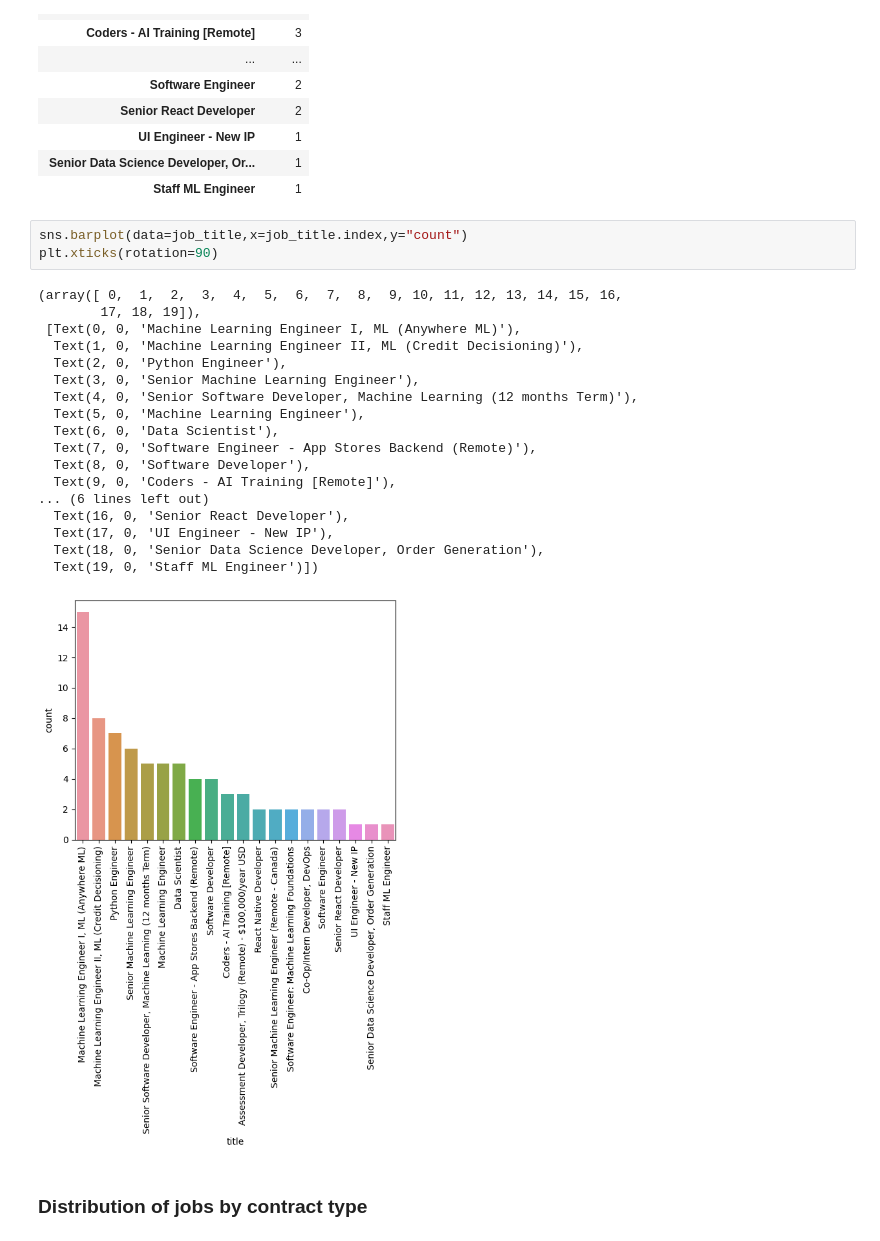
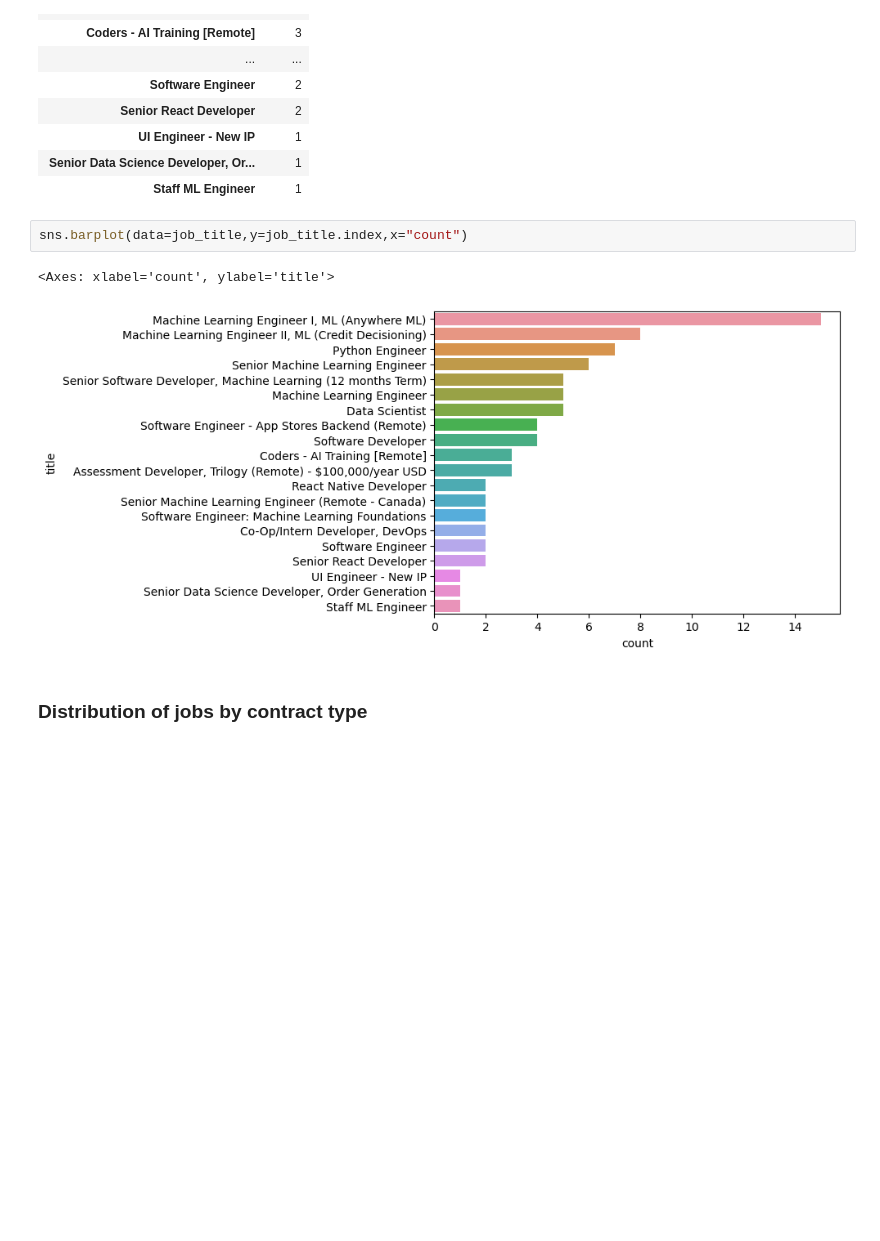
Before and after one commit to BensonMwangi/Linkedin-Canada, a Jupyter notebook: linkedin_canada.ipynb, the cells around one changed output. Drawn from its saved outputs; the diff is of its cells as text; blank space fills up the shorter version.

Commit message:
more improved plots

```diff
--- a/linkedin_canada.ipynb
+++ b/linkedin_canada.ipynb
@@ -101,27 +101,10 @@ job_title
 | Senior Data Science Developer, Or... | 1 |
 | Staff ML Engineer | 1 |
 # %%
-sns.barplot(data=job_title,x=job_title.index,y="count")
-plt.xticks(rotation=90)
+sns.barplot(data=job_title,y=job_title.index,x="count")
 # %% [output]
-(array([ 0,  1,  2,  3,  4,  5,  6,  7,  8,  9, 10, 11, 12, 13, 14, 15, 16,
-        17, 18, 19]),
- [Text(0, 0, 'Machine Learning Engineer I, ML (Anywhere ML)'),
-  Text(1, 0, 'Machine Learning Engineer II, ML (Credit Decisioning)'),
-  Text(2, 0, 'Python Engineer'),
-  Text(3, 0, 'Senior Machine Learning Engineer'),
-  Text(4, 0, 'Senior Software Developer, Machine Learning (12 months Term)'),
-  Text(5, 0, 'Machine Learning Engineer'),
-  Text(6, 0, 'Data Scientist'),
-  Text(7, 0, 'Software Engineer - App Stores Backend (Remote)'),
-  Text(8, 0, 'Software Developer'),
-  Text(9, 0, 'Coders - AI Training [Remote]'),
-... (6 lines left out)
-  Text(16, 0, 'Senior React Developer'),
-  Text(17, 0, 'UI Engineer - New IP'),
-  Text(18, 0, 'Senior Data Science Developer, Order Generation'),
-  Text(19, 0, 'Staff ML Engineer')])
+<Axes: xlabel='count', ylabel='title'>
-[figure, old version]
+[figure, new version]
 # %% [markdown]
 ### Distribution of jobs by contract type
 # %%
```
Also changed, not shown: parts of 1 cell of this notebook.
